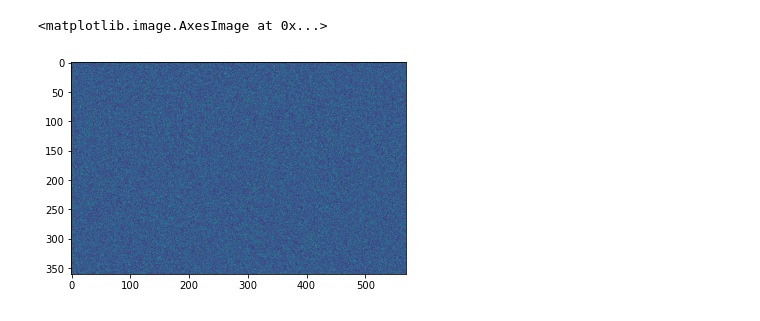
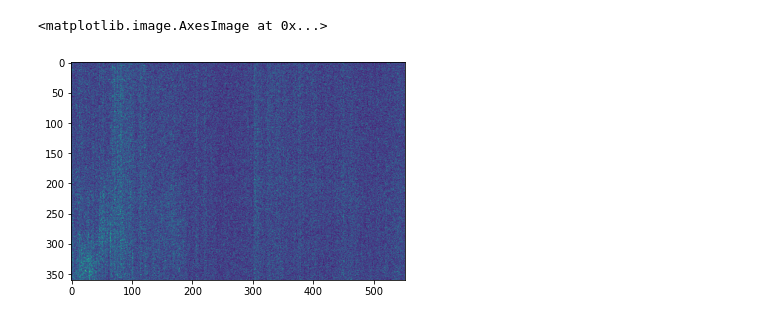
Before and after one commit to analokmaus/kaggle-g2net-2022-private, a Jupyter notebook: 01_denoise_data.ipynb, the cells around one changed output. Cells and saved outputs as stored; diff of their text form; code cells hidden in the pictures.

```diff
--- a/01_denoise_data.ipynb
+++ b/01_denoise_data.ipynb
@@ -28,21 +28,20 @@ test = pd.read_csv('input/g2net-detecting-continuous-gravitational-waves/sample_
 train = train.loc[train['target'] != -1]
 # %%
 ds = G2Net2022Dataset(
-    test,
+    test.loc[test.id == '65e192431'],
     data_dir=Path('input/g2net-detecting-continuous-gravitational-waves/test'),
     # train,
     # data_dir=Path('input/g2net-detecting-continuous-gravitational-waves/train'),
     # match_time=True,
-    spec_diff=True,
+    # spec_diff=True,
     resize_factor=8,
     transforms=None,
     normalize='local')
-# %%
-xn0 = column_norm(ds[0][0])
-plt.imshow(xn0 - xn0.min() / (xn0.max() - xn0.min()))
-# %% [output]
-<matplotlib.image.AxesImage at 0x...>
-[figure, removed]
+# %%
+plt.imshow(ds[0][0][:, :, 0])
+# %% [output]
+<matplotlib.image.AxesImage at 0x...>
+[figure, added]
 # %%
 for idx, (xn1, _) in enumerate(tqdm(ds)):
     xn1 = column_norm(xn1)
```
Also changed, not shown: 2 other files.
